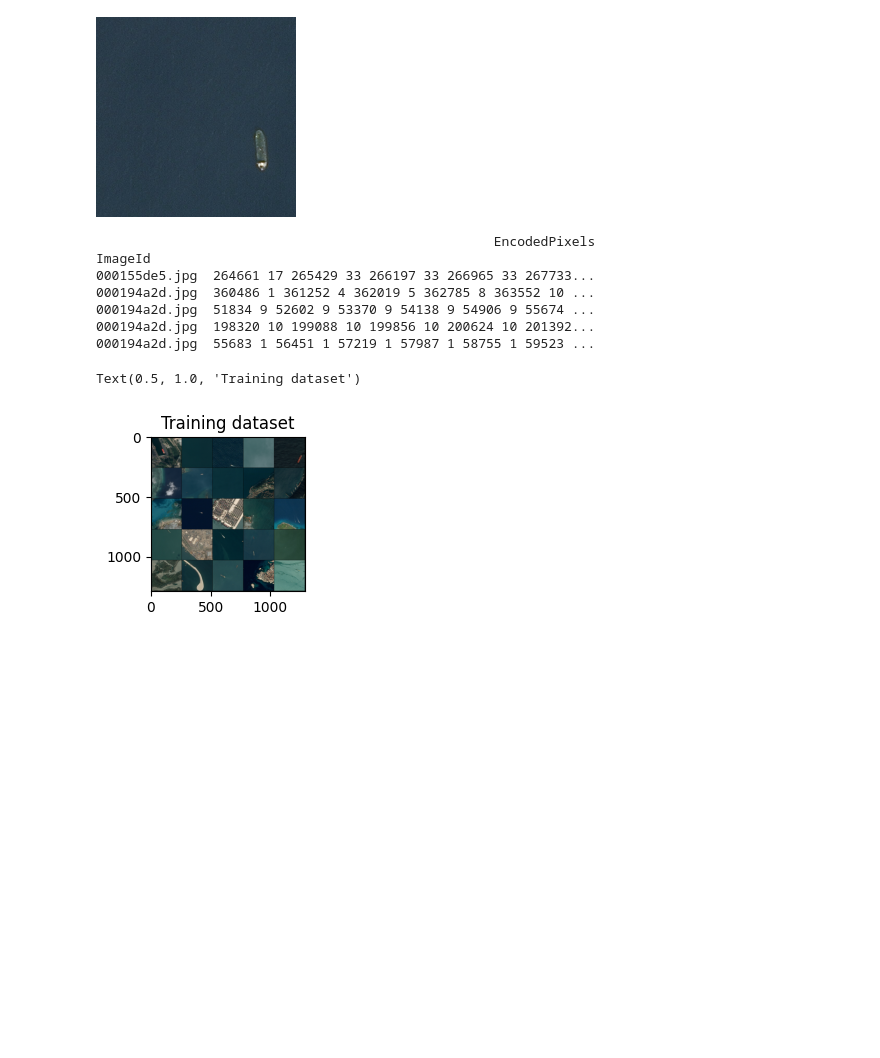
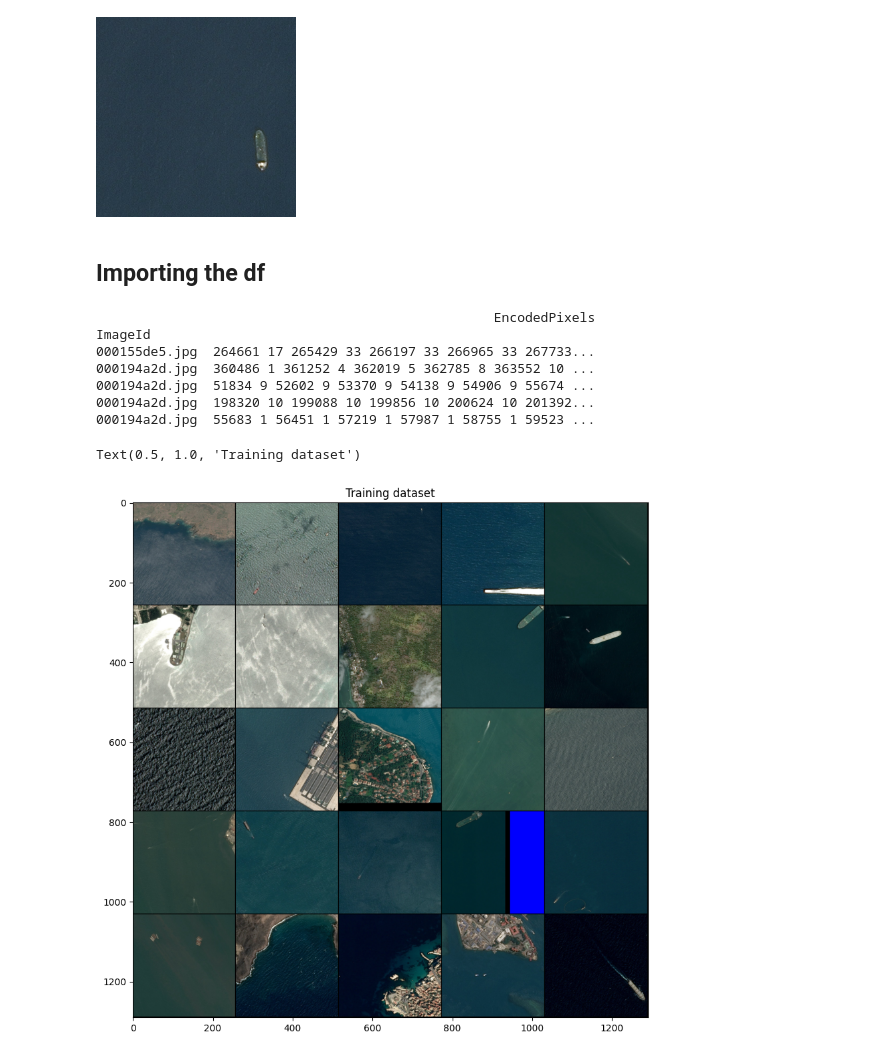
Before and after one commit to anyaachan/Airbus-Ship-Detection-Challedge, a Jupyter notebook: data-analysis.ipynb, the cells around one changed output. Saved outputs shown, nothing was run; the diff lists cells and outputs as text; code cells hidden in the pictures; blank space fills up the shorter version.

```diff
--- a/data-analysis.ipynb
+++ b/data-analysis.ipynb
@@ -24,6 +28,8 @@ first_image = str(path_train[220])
 PIL.Image.open("input/train/" + first_image).resize((200, 200))
 # %% [output]
 [figure]
+# %% [markdown]
+## Importing the df
 # %%
 # Import the dataframe with segmentation data which represents the masks
 df_train_segm = pd.read_csv("input/train_ship_segmentations_v2.csv").dropna()
@@ -50,35 +57,35 @@ random.shuffle(train_ids_rand)
 
 
 def load_img(filename):
     try:
         img = np.array(PIL.Image.open("input/train/" + filename).resize((tile_height, tile_width)))
         return img
     except:
         print("Error loading image: " + filename)
         return np.zeros((tile_height, tile_width, 3), dtype=np.uint8)
 
 #3 dimensions is RGB
 complete_image = np.zeros((h*(tile_height + gap), w*(tile_width + gap), 3), dtype=np.uint8)
 
 #Loading images
 img_index = 0
 for i in range(h):
     y_start = i*(tile_height + gap)
     y_end = y_start + tile_height
     for j in range(w):
         x_start = j*(tile_width + gap)
         x_end = x_start + tile_width
         if img_index < len(train_ids):
             img = load_img(str(train_ids_rand[img_index]))
             complete_image[y_start:y_end, x_start:x_end, :] = img
             img_index += 1
 
-plt.figure(figsize=(2, 2))
+plt.figure(figsize=(10, 10))
 plt.imshow(complete_image)
 plt.title("Training dataset")
 # %% [output]
 Text(0.5, 1.0, 'Training dataset')
-[figure, old version]
+[figure, new version]
 # %%
 if df_train_segm.index.name == 'ImageId':
     df_train_segm = df_train_segm.reset_index()
```
Also changed, not shown: parts of 4 cells of this notebook.
